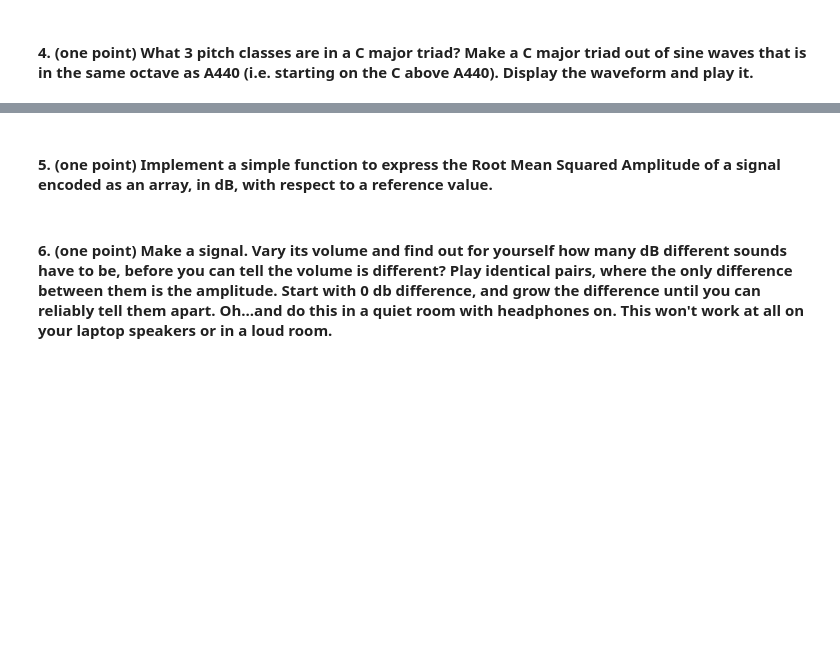
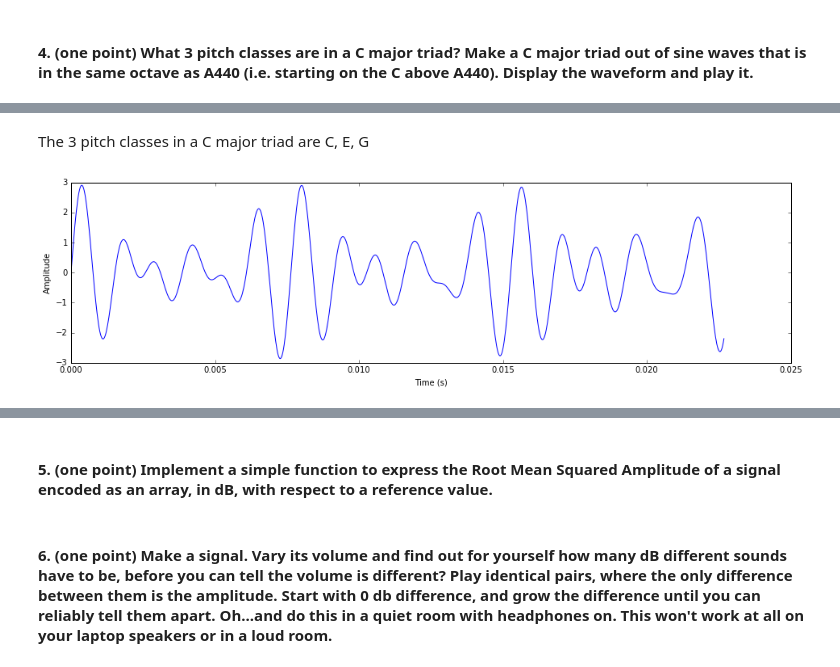
Before and after one commit to hannah-rose/musical_machines, a Jupyter notebook: HW1/HW1.ipynb, the cells around one changed output, grey strips where cells are left out. Saved outputs shown, nothing was run; the diff lists cells and outputs as text; code cells hidden in the pictures; blank space fills up the shorter version.

```diff
--- a/HW1/HW1.ipynb
+++ b/HW1/HW1.ipynb
@@ -81,0 +99,25 @@ your answer goes here
+# %% [markdown]
+The 3 pitch classes in a C major triad are C, E, G
+# %%
+# Make, plot and play the C major triad here.
+
+# Reference frequency A440
+f0 = 440.
+t = 3.
+
+# Calculate triad frequencies and create waves
+f1 = (2.**(3./12))*f0 #C
+c = make_sinewave(f1, t, sr)
+f2 = 2.**(7./12)*f0 #E
+e = make_sinewave(f2, t, sr)
+f3 = 2.**(10./12)*f0 #G
+g = make_sinewave(f3, t, sr)
+
+# Create wave
+triad = c + e + g
+plot_audio(triad[:1000], sr)
+
+# Play
+Audio(triad, rate=sr)
+# %% [output]
+[figure, added]
```
Also changed, not shown: parts of 7 cells of this notebook.
